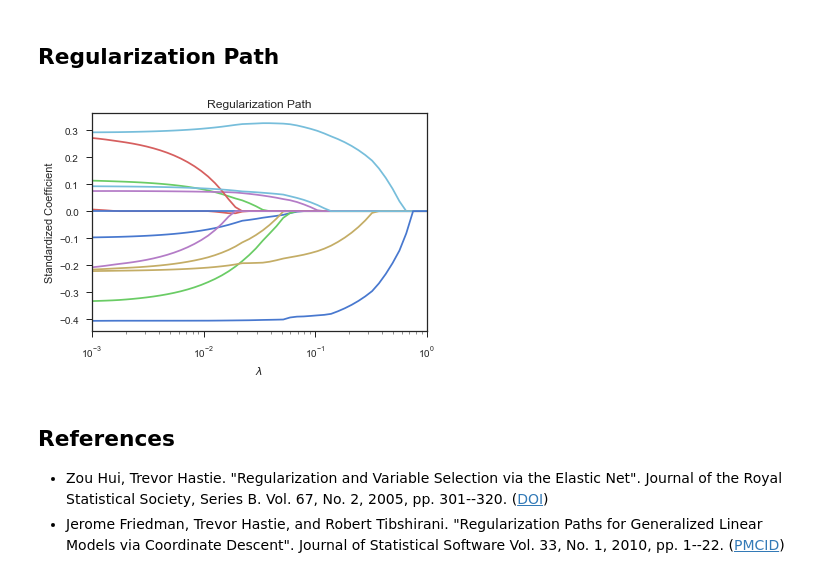
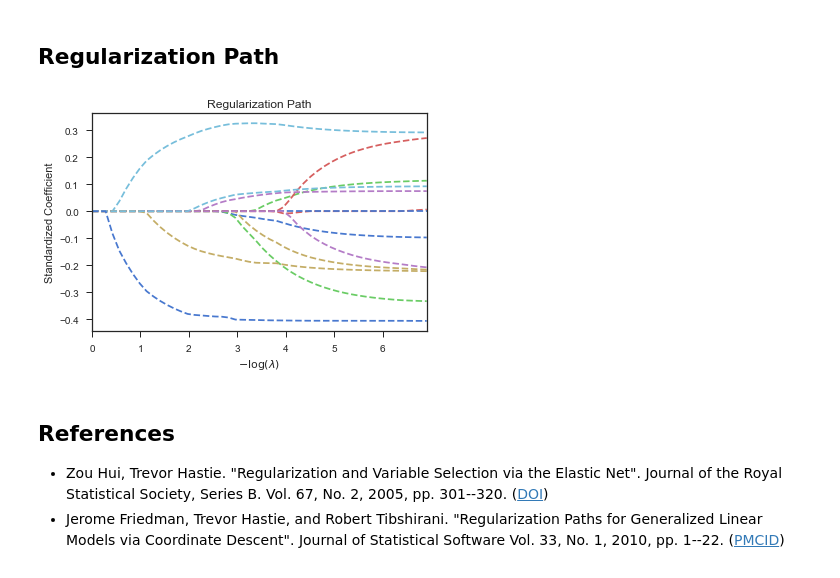
Before and after one commit to artemmavrin/StatTools, a Jupyter notebook: examples/Elastic Net.ipynb, the cells around one changed output. Drawn from its saved outputs; the diff is of its cells as text; code cells hidden in the pictures.

Commit message:
Added ElasticNet.path_plot function

```diff
--- a/examples/Elastic Net.ipynb
+++ b/examples/Elastic Net.ipynb
@@ -100,24 +100,16 @@ Testing MSE:    22.011
 Full data MSE:  23.106
 # %% [markdown]
 ## Regularization Path
-# %%
-lam_min = 0.001
-lam_max = 1
-coefs, lambdas = model.path(x, y, lam_min=lam_min, lam_max=lam_max)
-
-plt.figure()
-for i in range(coefs.shape[1]):
-    plt.plot(lambdas, coefs[:, i])
-
-plt.title("Regularization Path")
-plt.xlabel("$\lambda$")
-plt.ylabel("Standardized Coefficient")
-plt.xscale("log")
-plt.xlim(lam_min, lam_max)
-plt.show()
-plt.close()
-# %% [output]
-[figure, removed]
+# %%
+lam_min = 0.001
+lam_max = 1
+
+plt.figure()
+model.path_plot(x, y, lam_min, lam_max, ls="--")
+plt.show()
+plt.close()
+# %% [output]
+[figure, added]
 # %% [markdown]
 ## References
 
```
Also changed, not shown: parts of 2 cells of this notebook, 1 other file.
